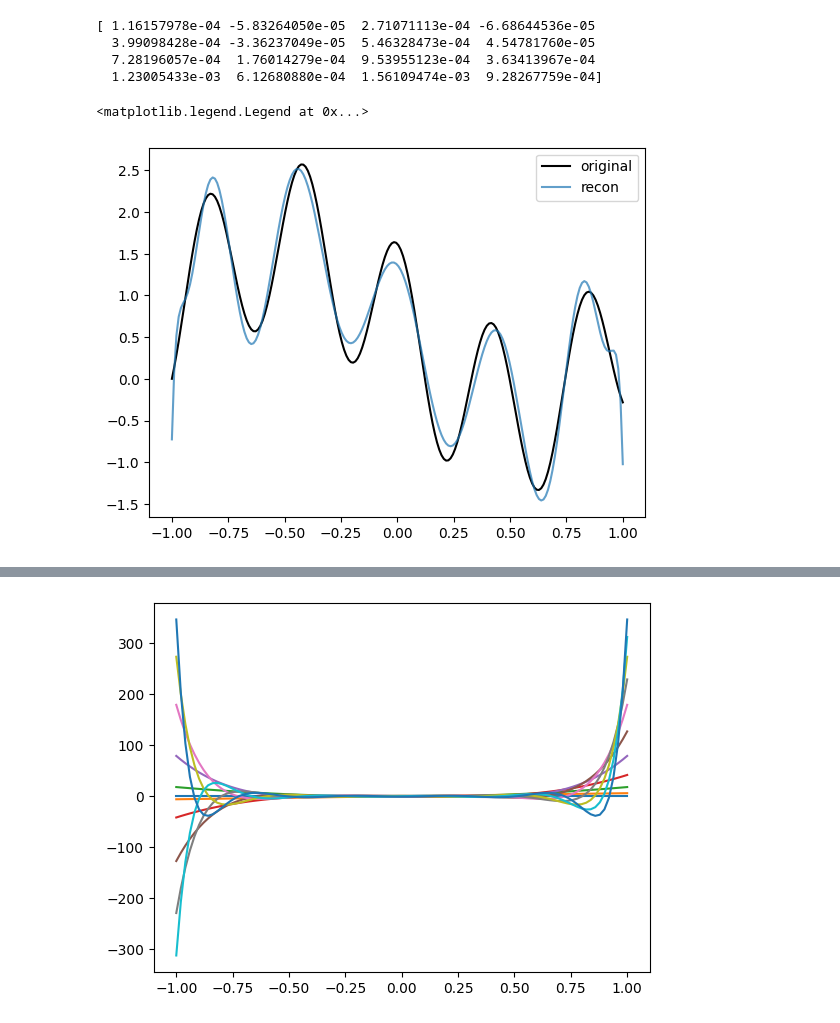
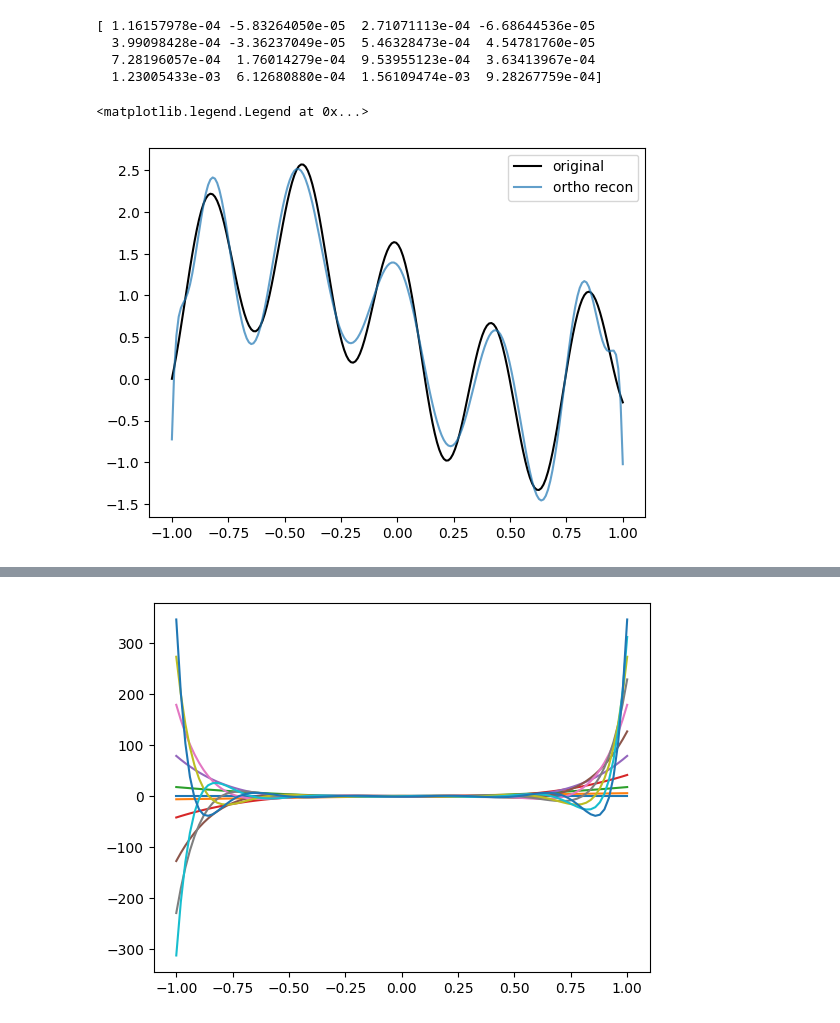
Before and after one commit to Zhuoyue-Huang/M3R-signature-inversion, a Jupyter notebook: siginversion_demo.ipynb, the cells around one changed output, grey strips where cells are left out. Saved outputs shown, nothing was run; the diff lists cells and outputs as text; code cells hidden in the pictures.

```diff
--- a/siginversion_demo.ipynb
+++ b/siginversion_demo.ipynb
@@ -63,11 +65,11 @@ print(pp.a(example_path, coeff_order)-pp.a(example_path(t_grid), coeff_order))
   1.23005433e-03  6.12680880e-04  1.56109474e-03  9.28267759e-04]
 # %%
 plt.plot(t_grid, example_path(t_grid), color='black', label='original')
-plt.plot(t_grid, pp.path_eval(t_grid, example_path(t_grid), coeff_order), label='recon', alpha=0.7)
+plt.plot(t_grid, pp.path_eval(t_grid, example_path(t_grid), coeff_order), label='ortho recon', alpha=0.7)
 plt.legend()
 # %% [output]
 <matplotlib.legend.Legend at 0x...>
-[figure, old version]
+[figure, new version]
 # %%
 # scaled Hermite polynomial
 pdf_h = lambda z: np.exp(-z**2/2/0.05)
```
Also changed, not shown: parts of 24 cells of this notebook, 2 other files.
